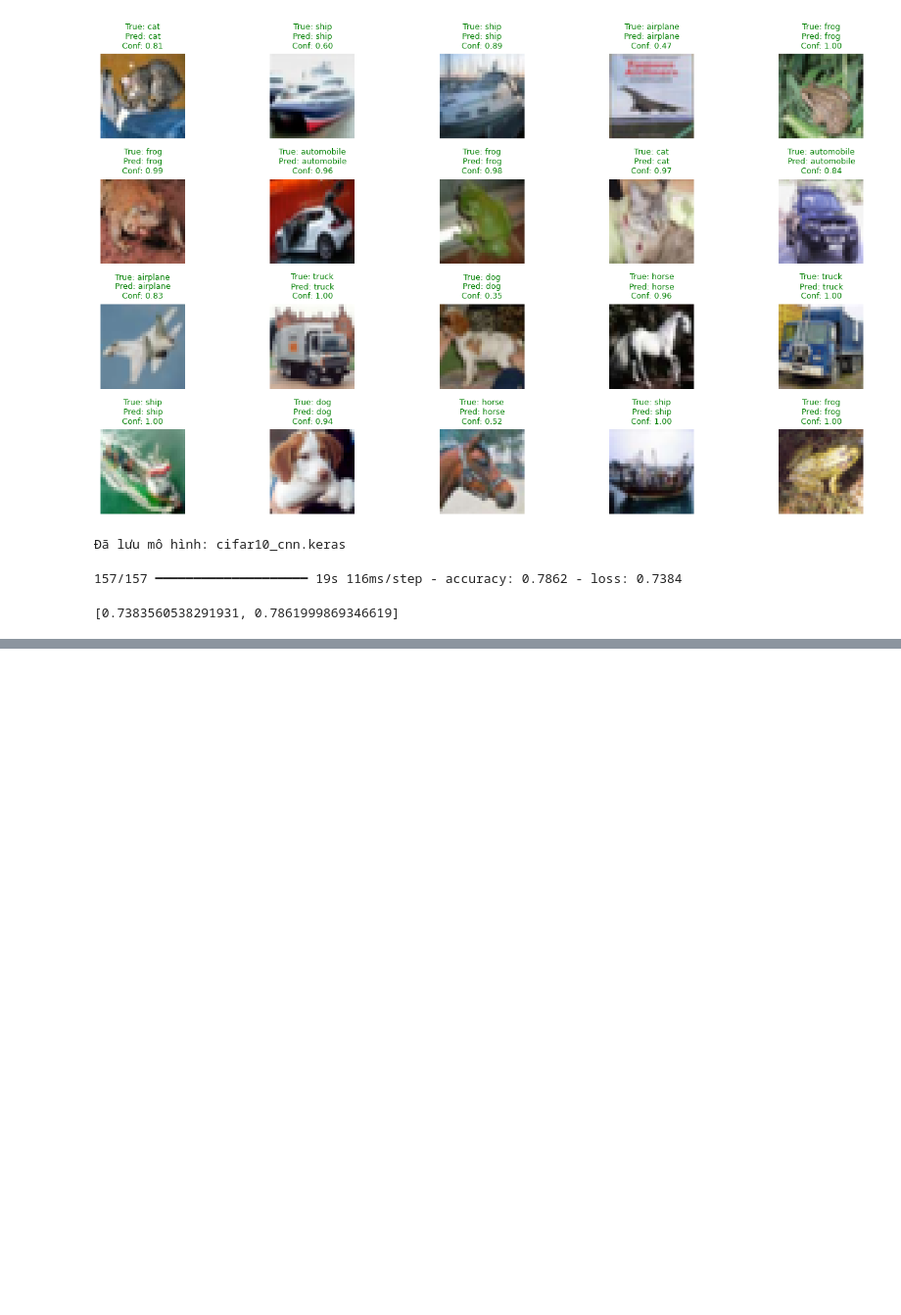
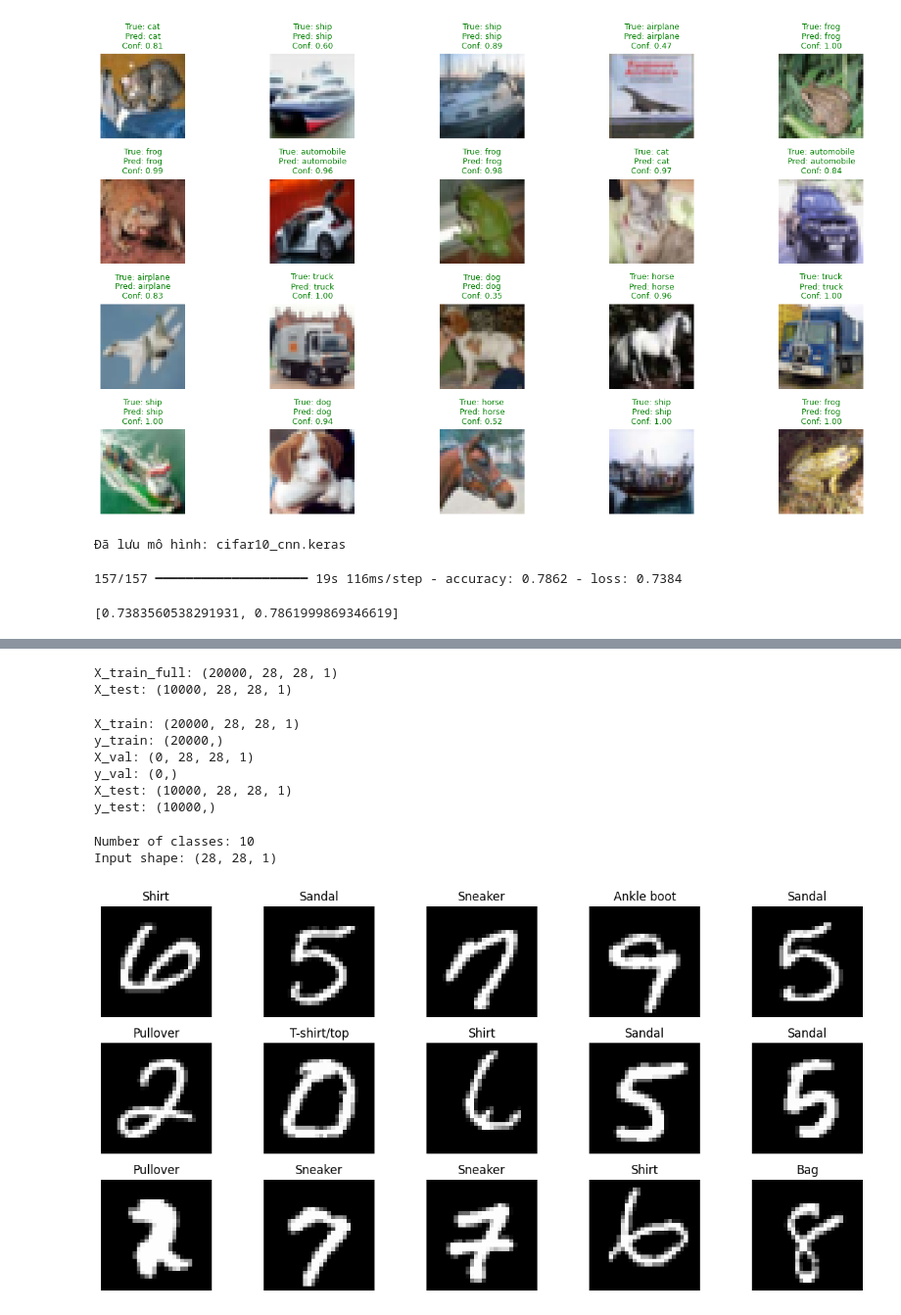
Before and after one commit to I7411/THDeepLearning, a Jupyter notebook: CNN_Buoi3.ipynb, the cells around one changed output, grey strips where cells are left out. Shown at 98% size. Drawn from its saved outputs; the diff is of its cells as text; code cells hidden in the pictures; blank space fills up the shorter version.

```diff
--- a/CNN_Buoi3.ipynb
+++ b/CNN_Buoi3.ipynb
@@ -612,0 +1186,69 @@ loaded_model.evaluate(test_ds)
+# %%
+X_train_full = X_train_full.astype("float32") / 255.0
+X_test = X_test.astype("float32") / 255.0
+
+X_train_full = X_train_full.reshape(-1, 28, 28, 1)
+X_test = X_test.reshape(-1, 28, 28, 1)
+
+print("X_train_full:", X_train_full.shape)
+print("X_test:", X_test.shape)
+# %% [output]
+X_train_full: (20000, 28, 28, 1)
+X_test: (10000, 28, 28, 1)
+# %%
+X_train = X_train_full[:54000]
+y_train = y_train_full[:54000]
+
+X_val = X_train_full[54000:]
+y_val = y_train_full[54000:]
+
+print("X_train:", X_train.shape)
+print("y_train:", y_train.shape)
+
+print("X_val:", X_val.shape)
+print("y_val:", y_val.shape)
+
+print("X_test:", X_test.shape)
+print("y_test:", y_test.shape)
+# %% [output]
+X_train: (20000, 28, 28, 1)
+y_train: (20000,)
+X_val: (0, 28, 28, 1)
+y_val: (0,)
+X_test: (10000, 28, 28, 1)
+y_test: (10000,)
+# %%
+class_names = [
+    "T-shirt/top",  # 0
+    "Trouser",      # 1
+    "Pullover",     # 2
+    "Dress",        # 3
+    "Coat",         # 4
+    "Sandal",       # 5
+    "Shirt",        # 6
+    "Sneaker",      # 7
+    "Bag",          # 8
+    "Ankle boot"    # 9
+]
+
+num_classes = 10
+input_shape = (28, 28, 1)
+
+print("Number of classes:", num_classes)
+print("Input shape:", input_shape)
+# %% [output]
+Number of classes: 10
+Input shape: (28, 28, 1)
+# %%
+plt.figure(figsize=(12, 6))
+
+for i in range(15):
+    plt.subplot(3, 5, i + 1)
+    plt.imshow(X_train[i].reshape(28, 28), cmap="gray")
+    plt.title(class_names[y_train[i]])
+    plt.axis("off")
+
+plt.tight_layout()
+plt.show()
+# %% [output]
+[figure, added]
```
Also changed, not shown: parts of 33 cells of this notebook.
